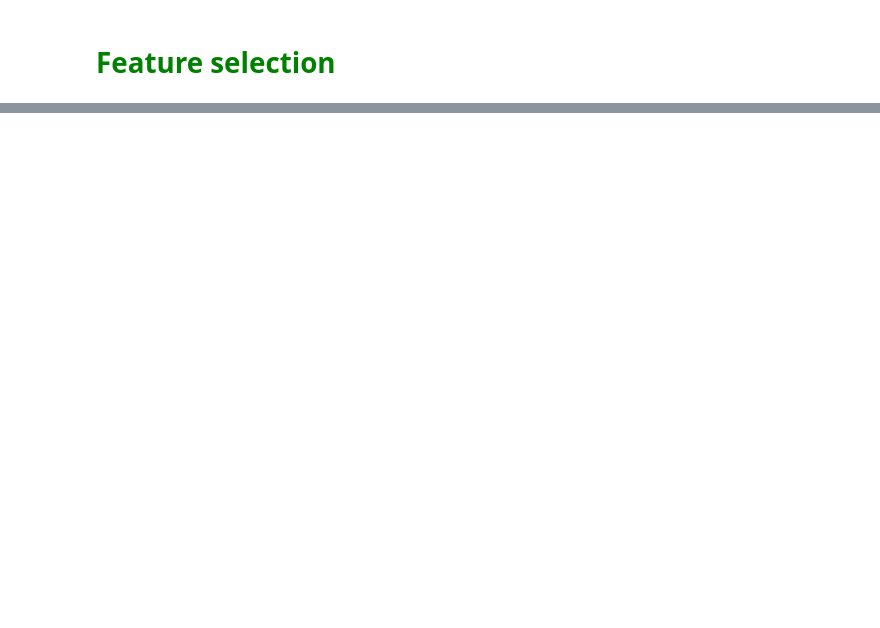
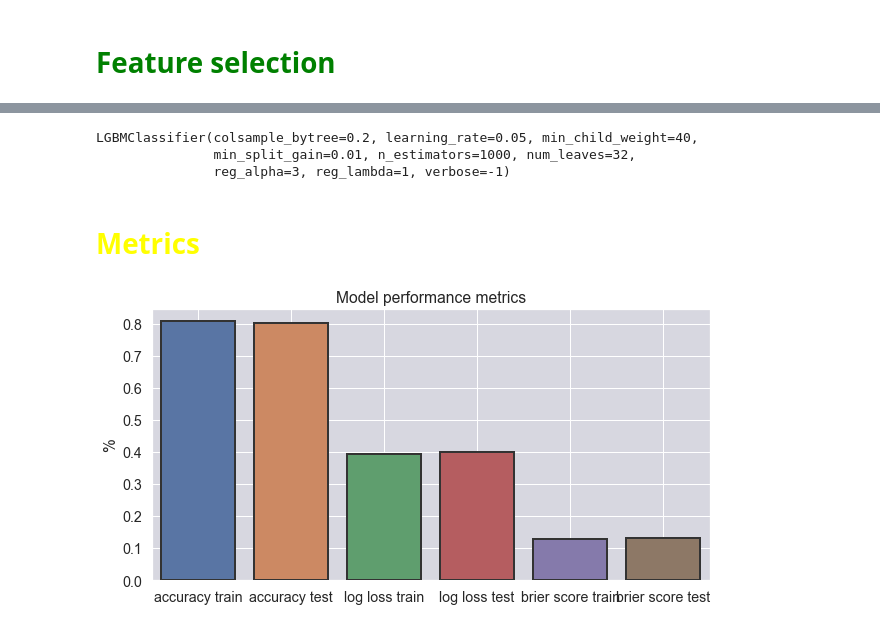
Before and after one commit to mateusb12/valorant_impact, a Jupyter notebook: webscrapping/model/model_improvement/tests.ipynb, the cells around one changed output, grey strips where cells are left out. Cells and saved outputs as stored; diff of their text form; code cells hidden in the pictures; blank space fills up the shorter version.

Commit message:
Model improvement part 2

```diff
--- a/webscrapping/model/model_improvement/tests.ipynb
+++ b/webscrapping/model/model_improvement/tests.ipynb
@@ -30,0 +72,39 @@ df
+# %%
+X = df[full_features]
+Y = df[target]
+# %%
+model = LGBMClassifier(n_estimators=1000, learning_rate=0.05, num_leaves=32,
+                       colsample_bytree=0.2, reg_alpha=3, reg_lambda=1,
+                       min_split_gain=0.01, min_child_weight=40, verbose=-1)
+# %%
+X_train, X_test, Y_train, Y_test = train_test_split(X, Y, test_size=0.2, random_state=42)
+# %%
+model.fit(X_train, Y_train)
+# %% [output]
+LGBMClassifier(colsample_bytree=0.2, learning_rate=0.05, min_child_weight=40,
+               min_split_gain=0.01, n_estimators=1000, num_leaves=32,
+               reg_alpha=3, reg_lambda=1, verbose=-1)
+# %% [markdown]
+# <font color='yellow'>Metrics</font>
+# %%
+plt.figure(figsize=(10, 5))
+pred_proba = model.predict_proba(X_train)
+pred_proba_test = model.predict_proba(X_test)
+gmt = ["accuracy train", "accuracy test", "log loss train", "log loss test", "brier score train", "brier score test"]
+metrics = {'Labels': gmt,
+           'Value': [model.score(X_train, Y_train), model.score(X_test, Y_test),
+                             log_loss(Y_train, pred_proba), log_loss(Y_test, pred_proba_test),
+                             brier_score_loss(Y_train, pd.DataFrame(pred_proba)[1]),
+                             brier_score_loss(Y_test, pd.DataFrame(pred_proba_test)[1])]}
+sns.set_context(rc={'patch.linewidth': 2.0})
+sns.set(font_scale=1.3)
+ax = sns.barplot(x='Labels', y='Value', data=metrics, linewidth=2.0, edgecolor=".2", zorder=3,
+                         palette=sns.color_palette("deep"))
+
+plt.ylabel('%')
+ax.grid(linewidth=1, color='white', zorder=0)
+ax.set_facecolor("#d7d7e0")
+plt.title("Model performance metrics")
+plt.show()
+# %% [output]
+[figure, added]
```
Also changed, not shown: parts of 9 cells of this notebook.
